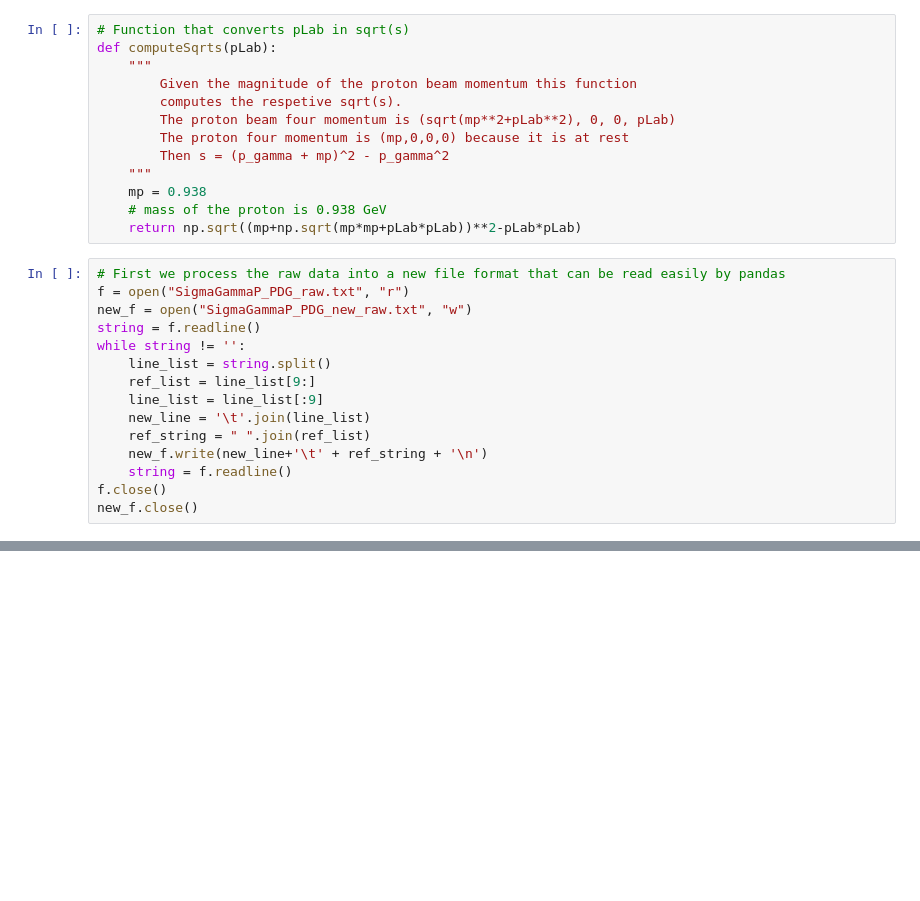
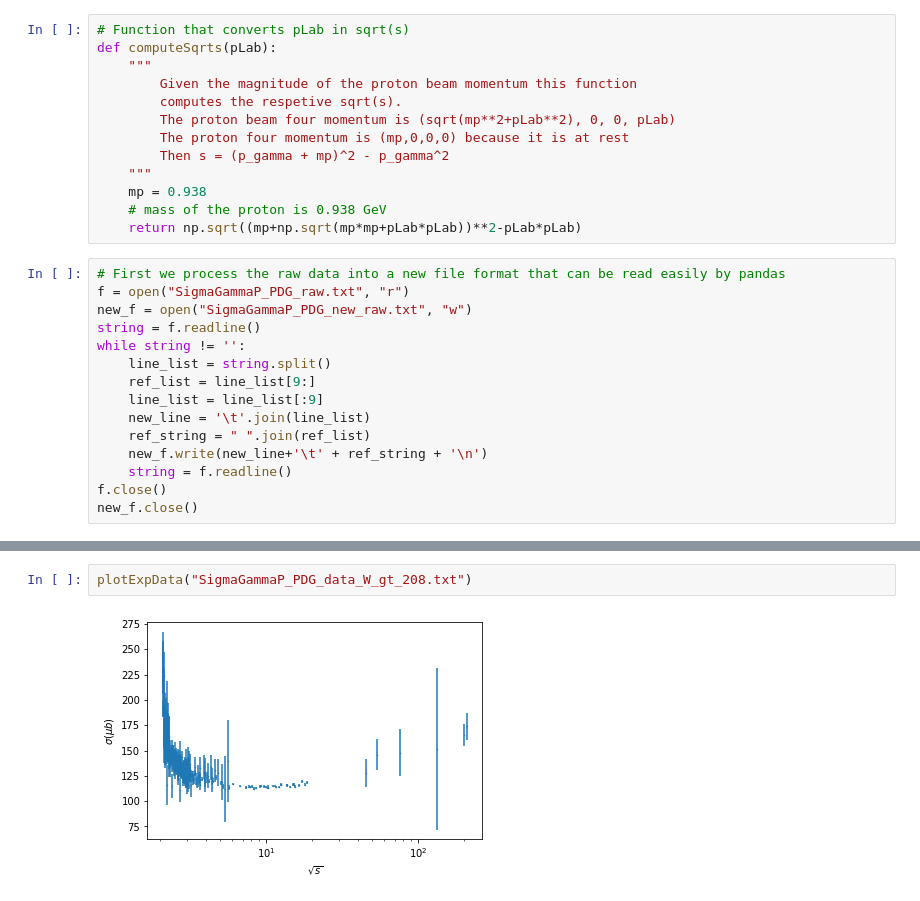
Before and after one commit to artur-amorim/gggpScatteringIHQCD, a Jupyter notebook: expdata/GammaP/load_Sigma_GammaP_PDG_data.ipynb, the cells around one changed output, grey strips where cells are left out. Saved outputs shown, nothing was run; the diff lists cells and outputs as text; blank space fills up the shorter version.

```diff
--- a/expdata/GammaP/load_Sigma_GammaP_PDG_data.ipynb
+++ b/expdata/GammaP/load_Sigma_GammaP_PDG_data.ipynb
@@ -76,0 +102,4 @@ plt.xscale("log")
+# %%
+plotExpData("SigmaGammaP_PDG_data_W_gt_208.txt")
+# %% [output]
+[figure, added]
```
Also changed, not shown: parts of 7 cells of this notebook, 1 other file.
